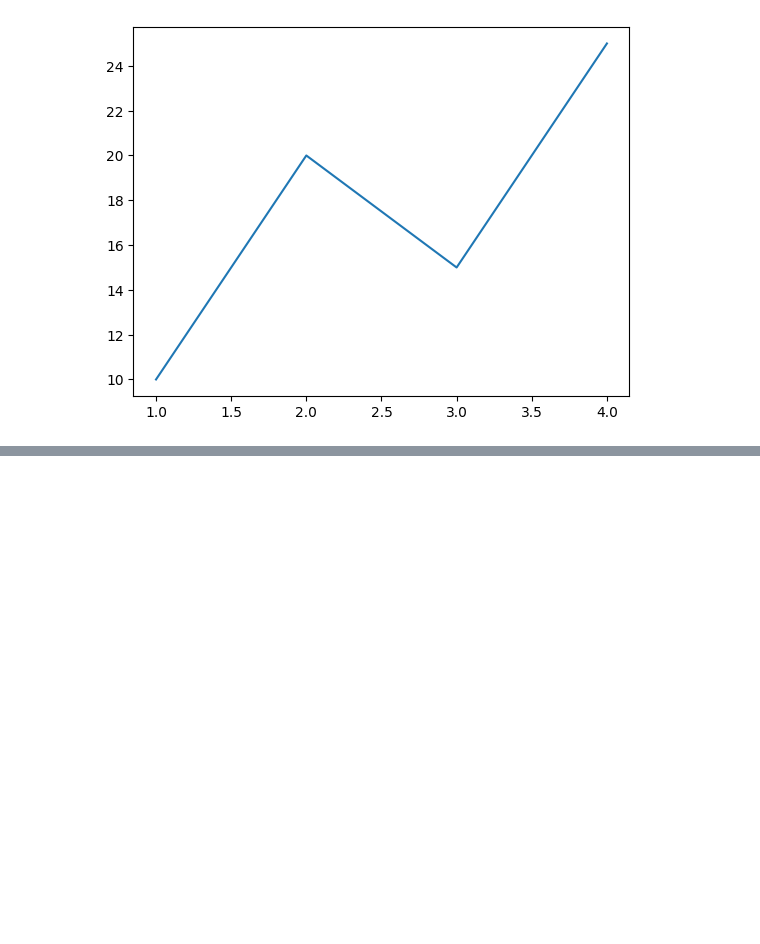
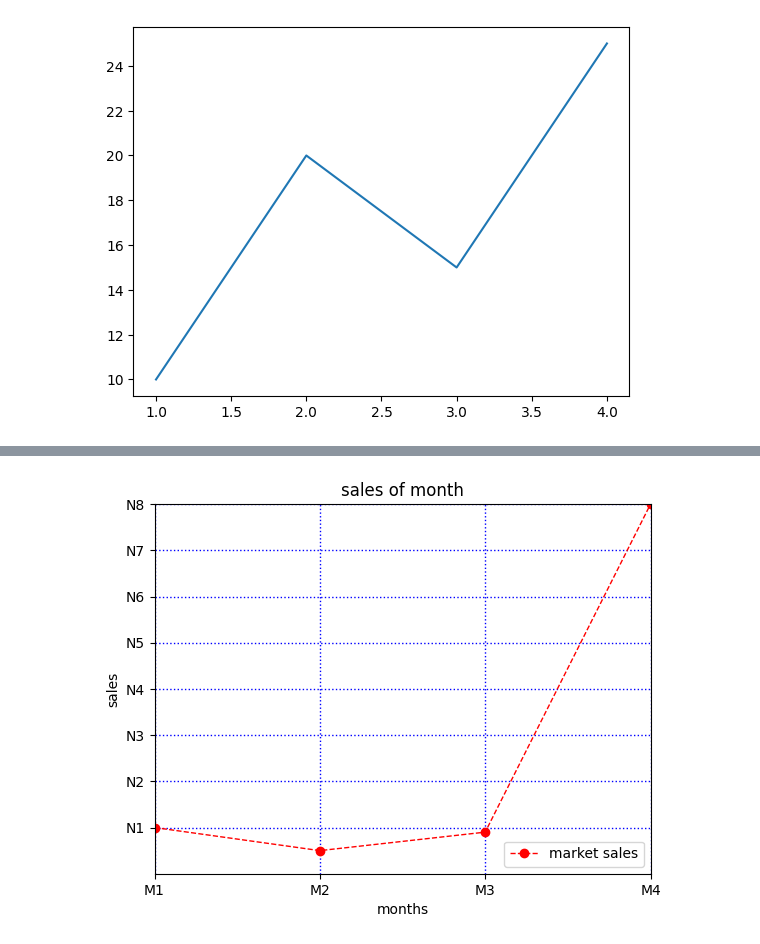
Before and after one commit to Arth9vansola/matplotlib, a Jupyter notebook: matplotlib.ipynb, the cells around one changed output, grey strips where cells are left out. Saved outputs shown, nothing was run; the diff lists cells and outputs as text; code cells hidden in the pictures; blank space fills up the shorter version.

```diff
--- a/matplotlib.ipynb
+++ b/matplotlib.ipynb
@@ -12,0 +27,17 @@ plt.show()
+# %%
+month = [1, 2, 3, 4]
+sale = [1000,500,900,8000]
+
+plt.plot(month, sale, color='red', linestyle='--', linewidth=1, marker='o', label='market sales')
+plt.xlabel("months")
+plt.ylabel("sales")
+plt.title("sales of month")
+plt.legend(loc='lower right',fontsize = 10)
+plt.grid(color='blue', linestyle=':', linewidth=1)
+plt.xlim(1,4)
+plt.ylim(0,8000)
+plt.xticks([1, 2, 3, 4], ["M1", "M2", "M3", "M4"])
+plt.yticks([1000, 2000, 3000, 4000, 5000, 6000, 7000, 8000], ["N1", "N2", "N3", "N4", "N5", "N6", "N7", "N8"])
+plt.show()
+# %% [output]
+[figure, added]
```
Also changed, not shown: parts of 2 cells of this notebook.
